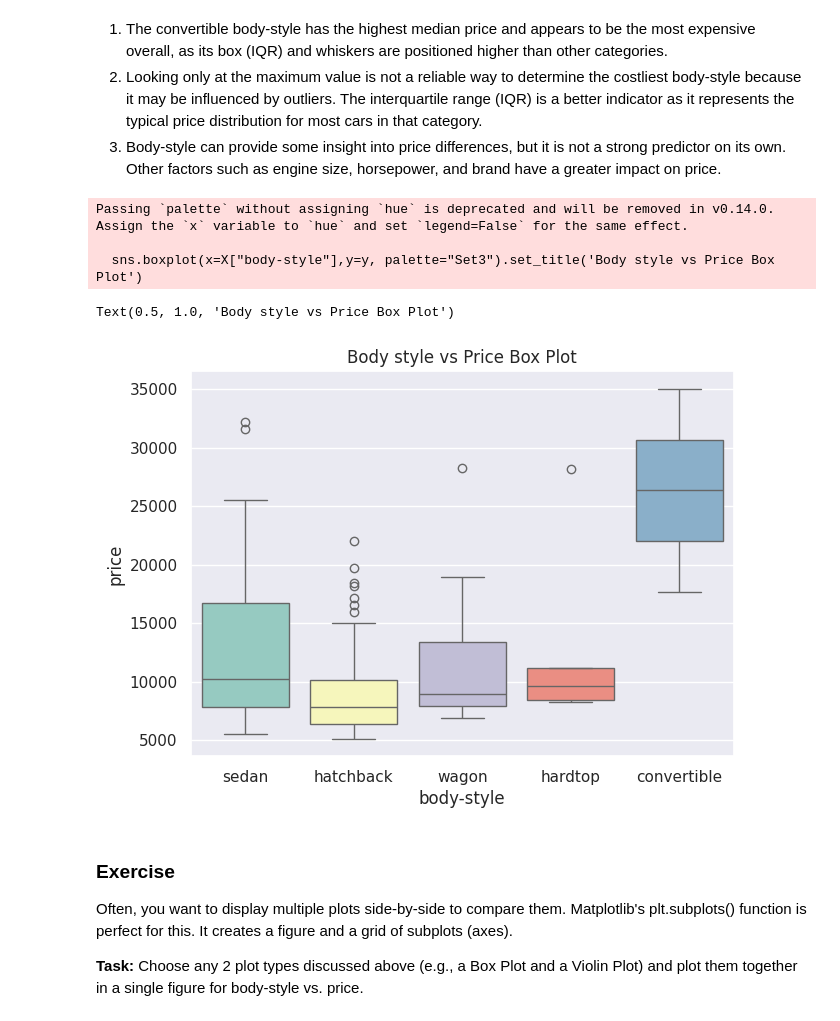
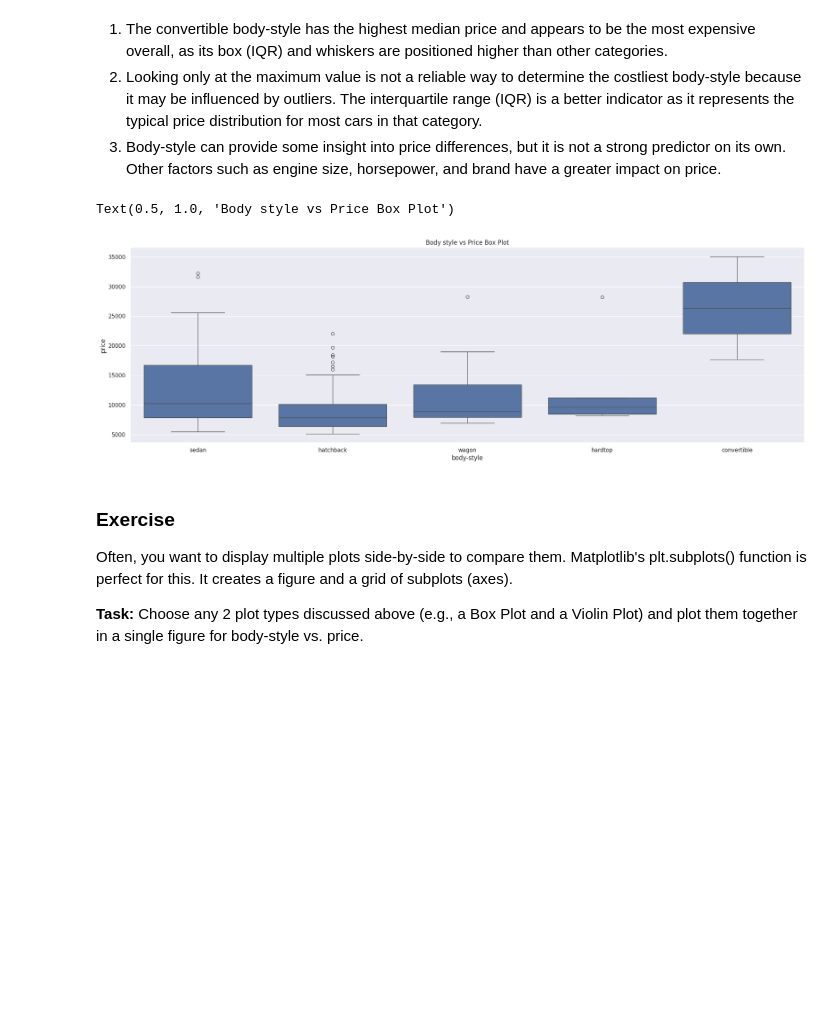
Before and after one commit to geethikakondreddy27/AIML_IIITH, a Jupyter notebook: AIML_Module_02_Lab_01_Basic_Plots.ipynb, the cells around one changed output. Saved outputs shown, nothing was run; the diff lists cells and outputs as text; code cells hidden in the pictures; blank space fills up the shorter version.

```diff
--- a/AIML_Module_02_Lab_01_Basic_Plots.ipynb
+++ b/AIML_Module_02_Lab_01_Basic_Plots.ipynb
@@ -301,13 +295,11 @@ Based on the plot, answer the following questions:
 2. Looking only at the maximum value is not a reliable way to determine the costliest body-style because it may be influenced by outliers. The interquartile range (IQR) is a better indicator as it represents the typical price distribution for most cars in that category.
 3. Body-style can provide some insight into price differences, but it is not a strong predictor on its own. Other factors such as engine size, horsepower, and brand have a greater impact on price.
 # %%
-sns.boxplot(x=X["body-style"],y=y, palette="Set3").set_title('Body style vs Price Box Plot')
+#sns.boxplot(x=X["body-style"],y=y, palette="Set3").set_title('Body style vs Price Box Plot')
+sns.boxplot(x=X["body-style"], y=y).set_title('Body style vs Price Box Plot')
 # %% [output]
-Passing `palette` without assigning `hue` is deprecated and will be removed in v0.14.0. Assign the `x` variable to `hue` and set `legend=False` for the same effect.
-
-  sns.boxplot(x=X["body-style"],y=y, palette="Set3").set_title('Body style vs Price Box Plot')
+Text(0.5, 1.0, 'Body style vs Price Box Plot')
-Text(0.5, 1.0, 'Body style vs Price Box Plot')
-[figure, old version]
+[figure, new version]
 # %% [markdown]
 ### Exercise
 Often, you want to display multiple plots side-by-side to compare them. Matplotlib's plt.subplots() function is perfect for this. It creates a figure and a grid of subplots (axes).
```
Also changed, not shown: parts of 4 cells of this notebook.
